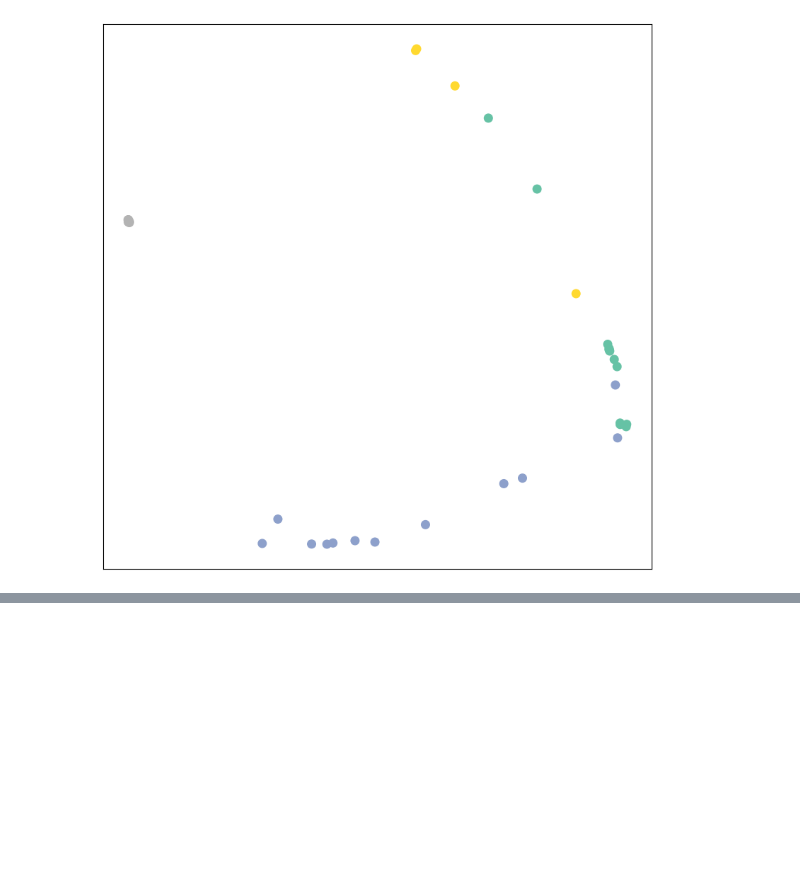
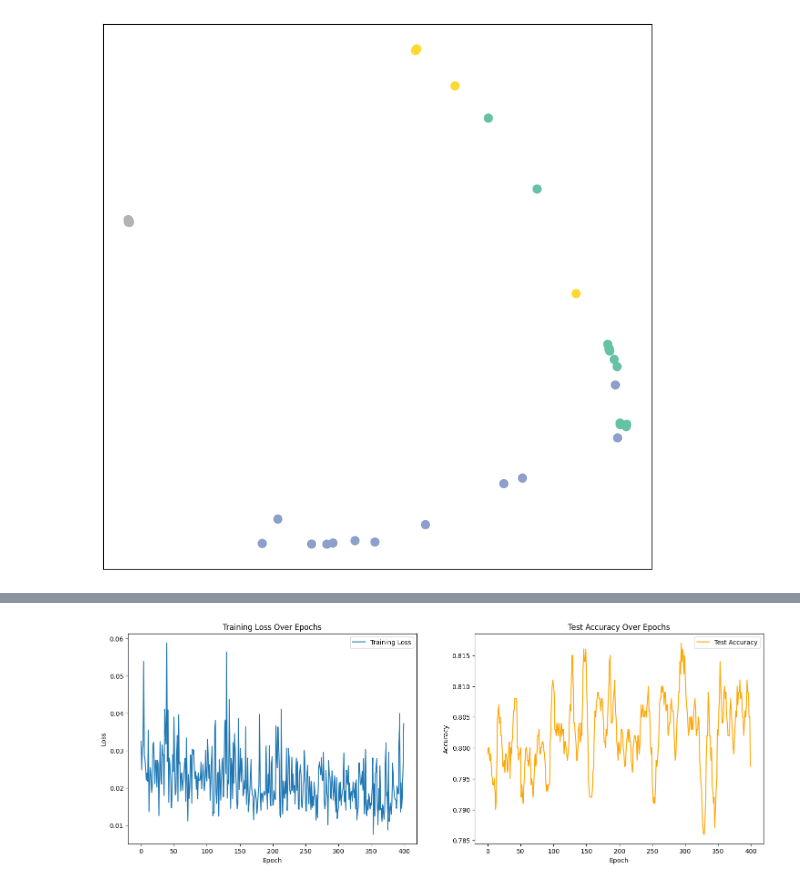
Before and after one commit to wilfred11/gnn-first-steps, a Jupyter notebook: gnns-initial-steps.ipynb, the cells around one changed output, grey strips where cells are left out. Saved outputs shown, nothing was run; the diff lists cells and outputs as text; code cells hidden in the pictures; blank space fills up the shorter version.

```diff
--- a/gnns-initial-steps.ipynb
+++ b/gnns-initial-steps.ipynb
@@ -723,0 +1117,30 @@ visualize_tsne(h, color=data.y)
+# %%
+def train():
+    model.train()
+    optimizer.zero_grad()
+    out = model(data)
+    loss = F.nll_loss(out[data.train_mask], data.y[data.train_mask])
+    loss.backward()
+    optimizer.step()
+    return loss.item()
+
+def test():
+    model.eval()
+    out = model(data)
+    pred = out.argmax(dim=1)
+    correct = pred[data.test_mask] == data.y[data.test_mask]
+    acc = int(correct.sum()) / int(data.test_mask.sum())
+    return acc
+# %%
+print("\n--- Starting GNN Training ---")
+losses = []
+accuracies = []
+for epoch in range(1, 401):
+    loss = train()
+    test_acc = test()
+    losses.append(loss)
+    accuracies.append(test_acc)
+    if epoch % 20 == 0:
+        print(f'Epoch: {epoch:03d}, Loss: {loss:.4f}, Test Accuracy: {test_acc:.4f}')
+
+print("--- Training Complete ---")
@@ -723,0 +1165,16 @@ visualize_tsne(h, color=data.y)
+# %%
+fig, (ax1, ax2) = plt.subplots(1, 2, figsize=(18, 6))
+ax1.plot(losses, label='Training Loss')
+ax1.set_title('Training Loss Over Epochs')
+ax1.set_xlabel('Epoch')
+ax1.set_ylabel('Loss')
+ax1.legend()
+
+ax2.plot(accuracies, label='Test Accuracy', color='orange')
+ax2.set_title('Test Accuracy Over Epochs')
+ax2.set_xlabel('Epoch')
+ax2.set_ylabel('Accuracy')
+ax2.legend()
+plt.show()
+# %% [output]
+[figure, added]
```
Also changed, not shown: parts of 18 cells of this notebook, 2 other files.
